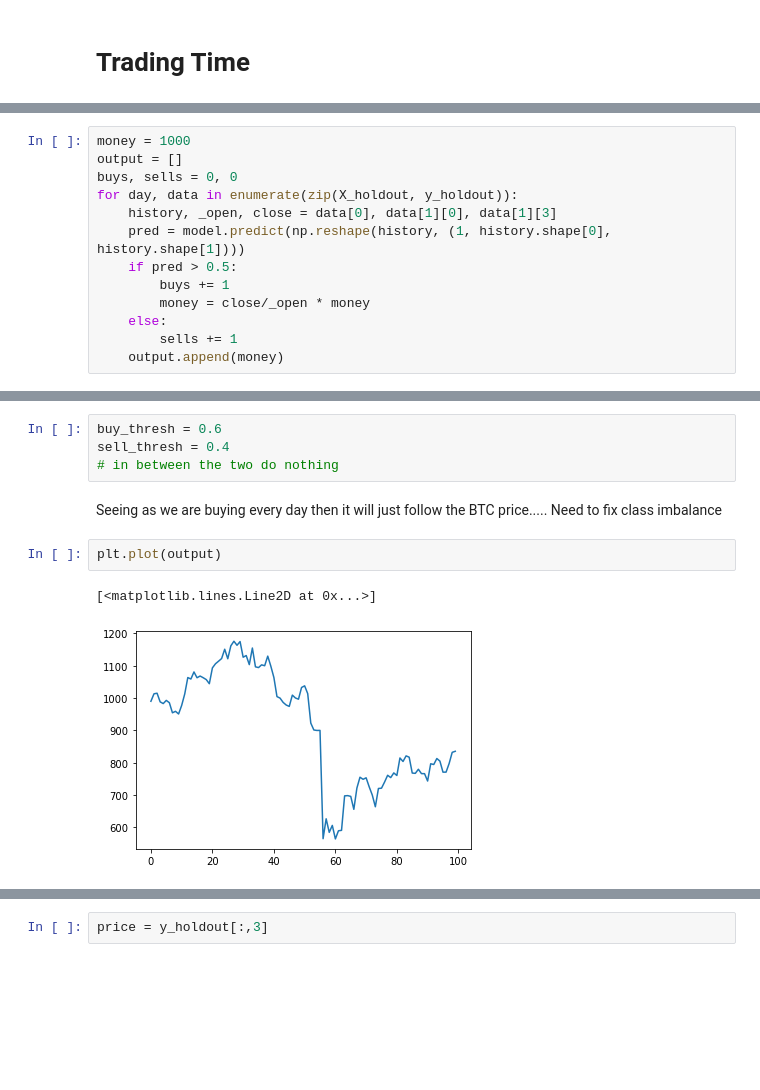
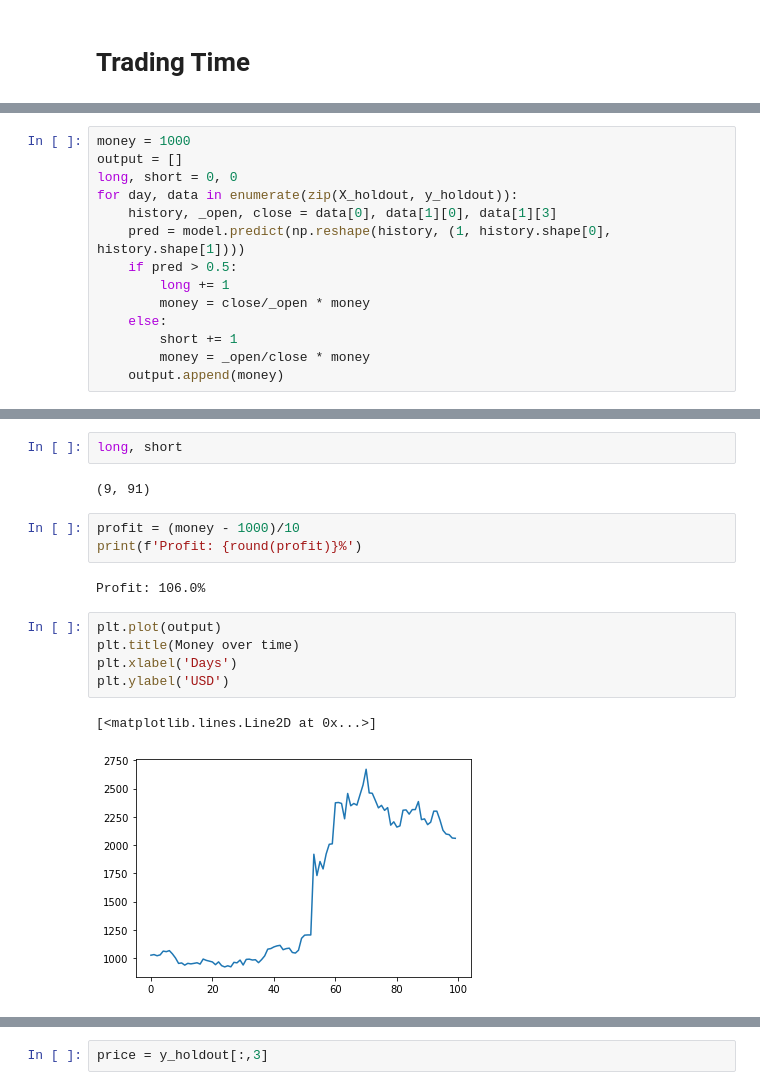
Before and after one commit to theo-barfoot/BTC-Price-Predictor, a Jupyter notebook: Day_trader.ipynb, the cells around one changed output, grey strips where cells are left out. Drawn from its saved outputs; the diff is of its cells as text; blank space fills up the shorter version.

```diff
--- a/Day_trader.ipynb
+++ b/Day_trader.ipynb
@@ -184,13 +209,14 @@ X_holdout.shape, y_holdout.shape
 # %%
 money = 1000
 output = []
-buys, sells = 0, 0
+long, short = 0, 0
 for day, data in enumerate(zip(X_holdout, y_holdout)):
     history, _open, close = data[0], data[1][0], data[1][3]
     pred = model.predict(np.reshape(history, (1, history.shape[0], history.shape[1])))
     if pred > 0.5:
-        buys += 1
+        long += 1
         money = close/_open * money
     else:
-        sells += 1
+        short += 1
+        money = _open/close * money
     output.append(money)
@@ -203,11 +223,17 @@ Need to do this:
-# %%
-buy_thresh = 0.6
-sell_thresh = 0.4
-# in between the two do nothing
-# %% [markdown]
-Seeing as we are buying every day then it will just follow the BTC price..... Need to fix class imbalance
-# %%
-plt.plot(output)
-# %% [output]
-[<matplotlib.lines.Line2D at 0x...>]
-[figure, removed]
+# %%
+long, short
+# %% [output]
+(9, 91)
+# %%
+profit = (money - 1000)/10
+print(f'Profit: {round(profit)}%')
+# %% [output]
+Profit: 106.0%
+# %%
+plt.plot(output)
+plt.title(Money over time)
+plt.xlabel('Days')
+plt.ylabel('USD')
+# %% [output]
+[<matplotlib.lines.Line2D at 0x...>]
+[figure, added]
```
Also changed, not shown: parts of 28 cells of this notebook.
